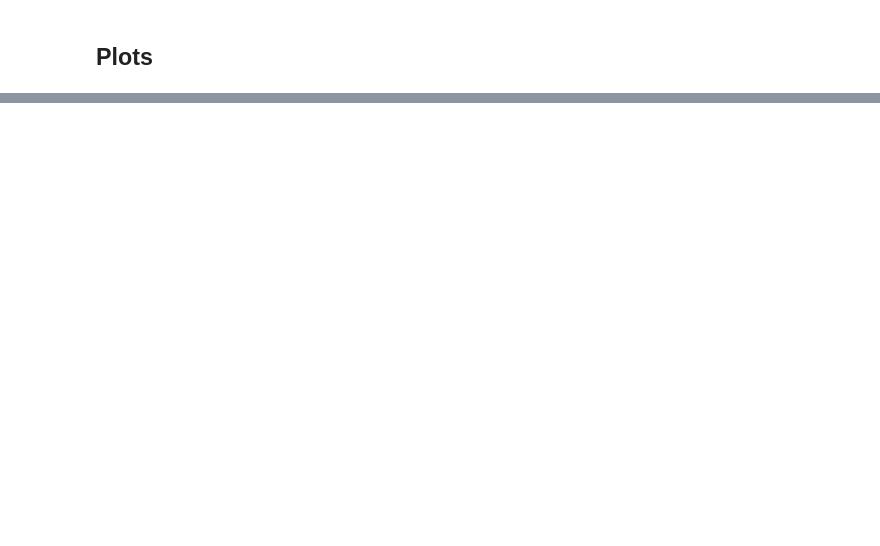
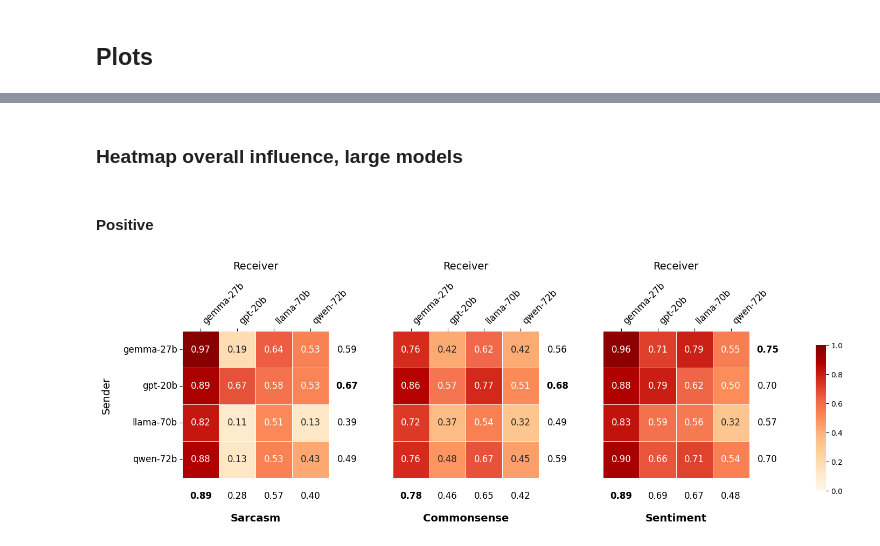
Before and after one commit to fridanl/thesis-mas, a Jupyter notebook: src/eda.ipynb, the cells around one changed output, grey strips where cells are left out. Cells and saved outputs as stored; diff of their text form; code cells hidden in the pictures; blank space fills up the shorter version.

Commit message:
lots of results

```diff
--- a/src/eda.ipynb
+++ b/src/eda.ipynb
@@ -287,2 +304,0 @@ df_matches[(df_matches['model_receiver'] == 'qwen-2.5-72b') & (df_matches['model
-# %%
-df = df[(df['model_receiver'] == 'gemma-3-27b') & (df['model_sender'] == 'gpt-oss-20b')]
@@ -532,0 +305,7 @@ plot_label_claim_distribution(grouped_df=grouped_first, dataset=ds_config.datase
+# %%
+LARGE_MODELS = ['llama-70b','gemma-27b', 'qwen-72b', 'gpt-20b']
+
+ROW_ORDER = sorted(LARGE_MODELS)
+COL_ORDER = sorted(LARGE_MODELS)
+
+DATASET_NAMES = ['sarcasm', 'commonsense', 'sentiment'] #list(DELTAS.keys())
@@ -532,0 +314,13 @@ plot_label_claim_distribution(grouped_df=grouped_first, dataset=ds_config.datase
+# %%
+def to_pivot(df, value_col, row_order, col_order):
+    ''' Pivot long-format df.'''
+    pivot = df.pivot(index='model_sender', columns='model_receiver', values=value_col)
+    pivot = pivot.reindex(index=row_order, columns=col_order)
+    return pivot
+# %%
+def add_marginals(pivot):
+    pivot = pivot.copy()
+    pivot.loc[:, 'Mean'] = pivot.mean(axis=1)       # marginal column
+    pivot.loc['Mean', :] = pivot.mean(axis=0)        # marginal row
+    pivot.loc['Mean', 'Mean'] = float('nan')         # exclude corner
+    return pivot
@@ -532,0 +425,2 @@ plot_label_claim_distribution(grouped_df=grouped_first, dataset=ds_config.datase
+# %% [markdown]
+### Heatmap overall influence, large models
@@ -532,0 +478,2 @@ plot_label_claim_distribution(grouped_df=grouped_first, dataset=ds_config.datase
+# %% [markdown]
+#### Positive
@@ -532,0 +484,6 @@ plot_label_claim_distribution(grouped_df=grouped_first, dataset=ds_config.datase
+# %%
+plot_main_results_large(DELTAS, value_col='macro_pos_delta_realisation')
+plt.savefig("../plots/large-pos-overall.png", dpi=300, bbox_inches="tight")
+plt.show()
+# %% [output]
+[figure, added]
```
Also changed, not shown: parts of 122 cells of this notebook, 13 other files.
